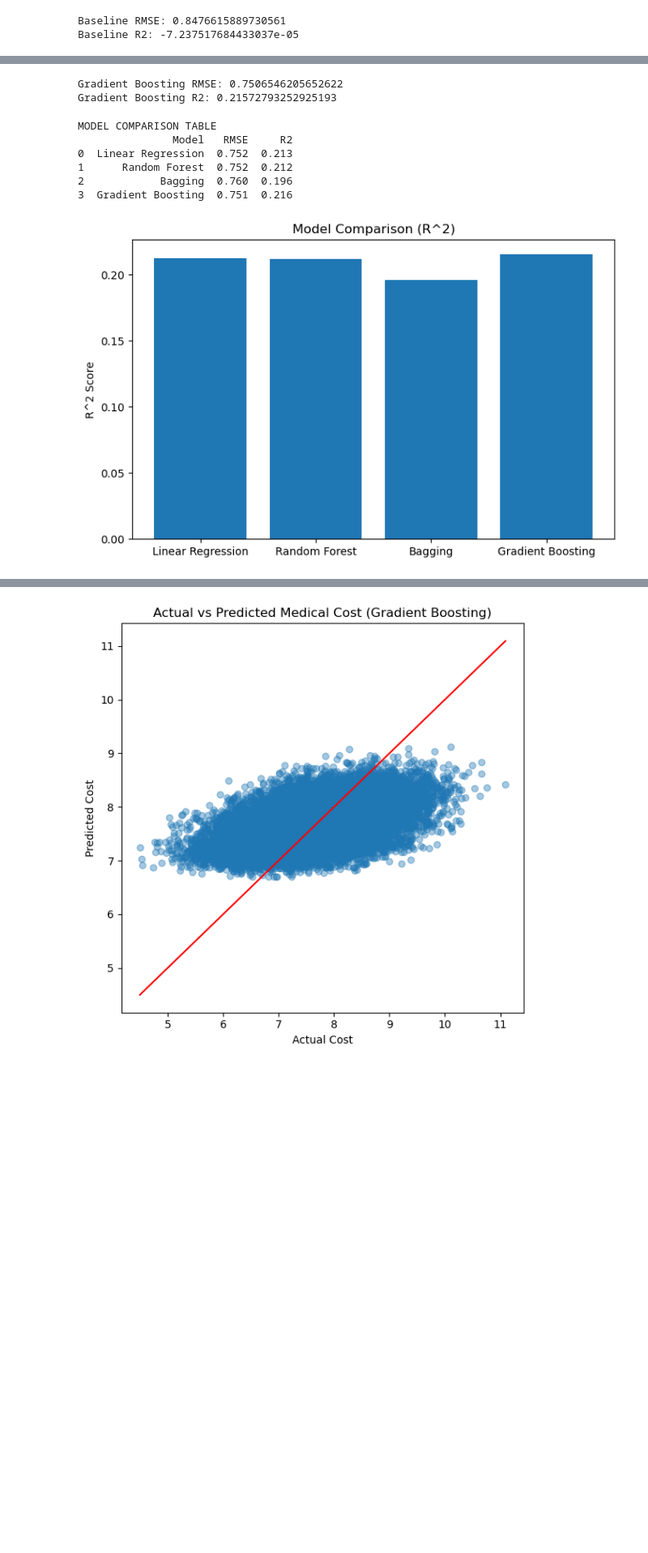
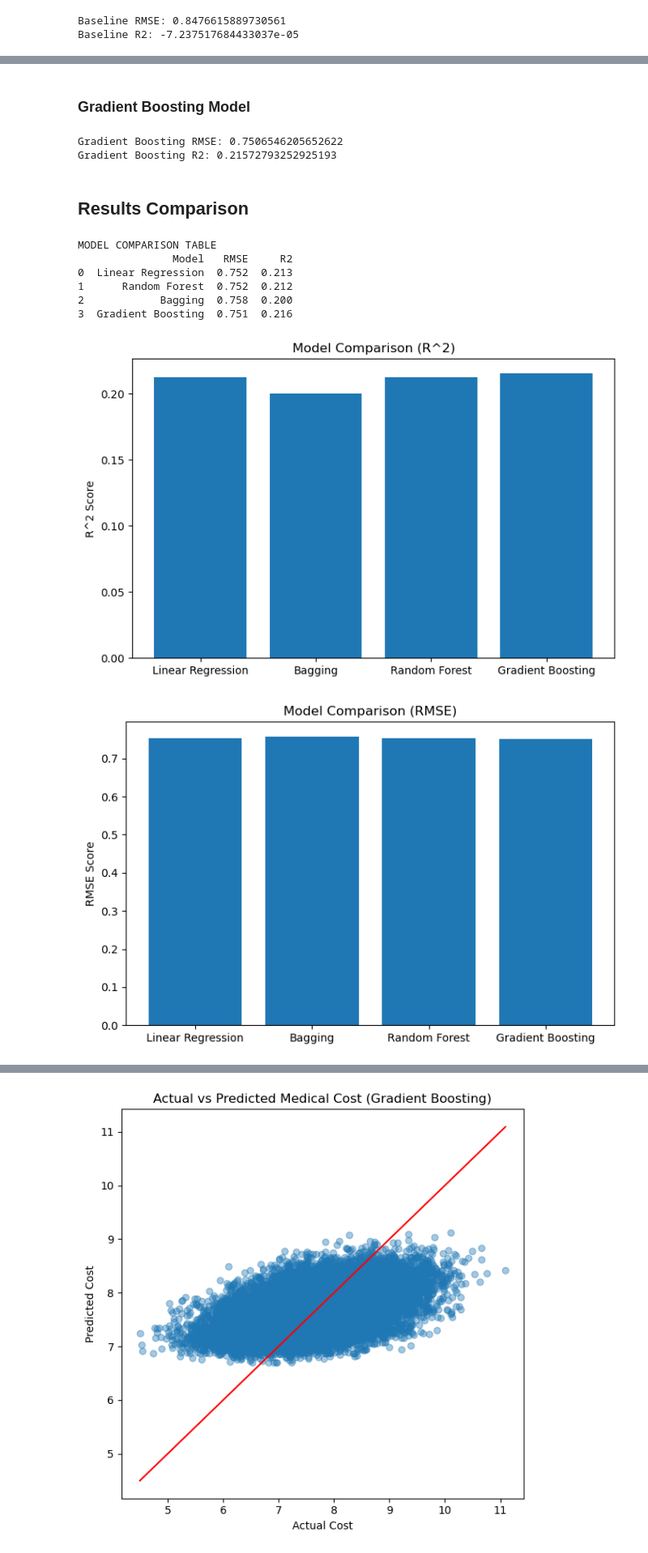
Before and after one commit to rishikhullar1/DATASCI347FinalProject, a Jupyter notebook: QTM347_Final.ipynb, the cells around one changed output, grey strips where cells are left out. Shown at 81% size. Drawn from its saved outputs; the diff is of its cells as text; code cells hidden in the pictures; blank space fills up the shorter version.

```diff
--- a/QTM347_Final.ipynb
+++ b/QTM347_Final.ipynb
@@ -364,10 +401,11 @@ R2: 0.21252243707613405
 # %%
 # Random Forest Model
 rf = RandomForestRegressor(
-    n_estimators=100,
+    n_estimators=200,
     max_depth=10,
     min_samples_leaf=5,
     random_state=123,
+    max_features = "sqrt",
     n_jobs=-1
 )
 
@@ -387,7 +427,7 @@ R2: 0.2120491146868787
 # Bagging Model
 bag = BaggingRegressor(
     estimator=DecisionTreeRegressor(),
-    n_estimators=100,
+    n_estimators=200,
     random_state=123,
     n_jobs=-1
 )
@@ -407,3 +447,5 @@ R2: 0.19601712281882633
+# %% [markdown]
+### Gradient Boosting Model
 # %%
 # Gradient Boosting Model
 
@@ -426,6 +468,8 @@ print("Gradient Boosting R2:", r2_gbr)
 # %% [output]
 Gradient Boosting RMSE: 0.7506546205652622
 Gradient Boosting R2: 0.21572793252925193
+# %% [markdown]
+## Results Comparison
 # %%
 results = pd.DataFrame({
     "Model": [
@@ -455,21 +499,38 @@ MODEL COMPARISON TABLE
                Model   RMSE     R2
 0  Linear Regression  0.752  0.213
 1      Random Forest  0.752  0.212
-2            Bagging  0.760  0.196
+2            Bagging  0.758  0.200
 3  Gradient Boosting  0.751  0.216
 # %%
-models = ["Linear Regression", "Random Forest", "Bagging", "Gradient Boosting"]
+models = ["Linear Regression", "Bagging", "Random Forest", "Gradient Boosting"]
 
-r2_scores = [r2_lr, r2_rf, r2_bag, r2_gbr]
+
+r2_scores = [r2_lr, r2_bag, r2_rf, r2_gbr]
 
 plt.figure(figsize=(8,5))
 
 plt.bar(models, r2_scores)
 
 plt.title("Model Comparison (R^2)")
 plt.ylabel("R^2 Score")
 
 
 plt.show()
+
+
+models = ["Linear Regression", "Bagging", "Random Forest", "Gradient Boosting"]
+
+rmse_scores = [rmse_lr, rmse_bag, rmse_rf, rmse_gbr]
+
+plt.figure(figsize=(8,5))
+
+plt.bar(models, rmse_scores)
+
+plt.title("Model Comparison (RMSE)")
+plt.ylabel("RMSE Score")
+
+
+plt.show()
 # %% [output]
-[figure, old version]
+[figure, new version]
+[figure, added]
```
Also changed, not shown: parts of 17 cells of this notebook, 1 other file.
